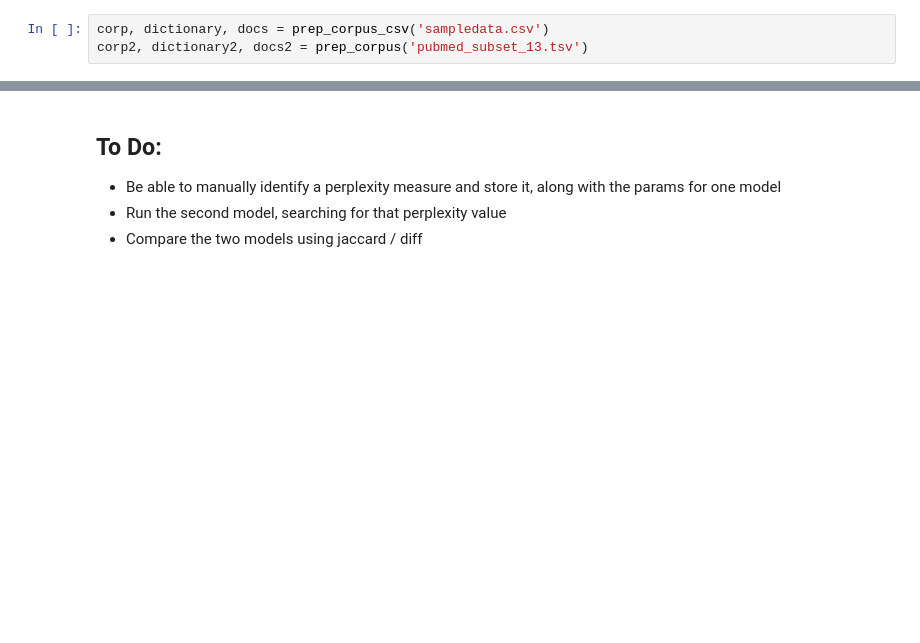
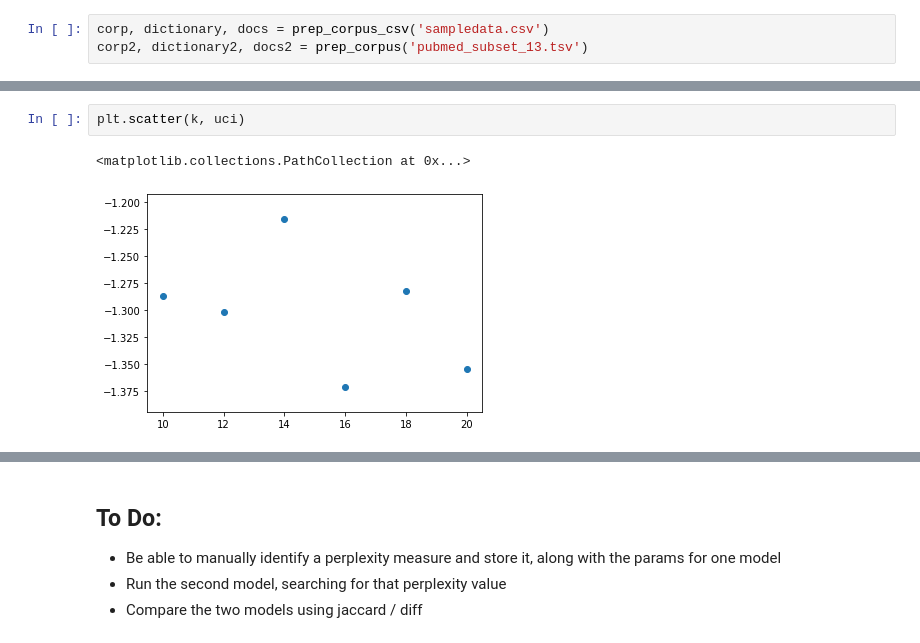
Before and after one commit to noahaskell/topic_modeling, a Jupyter notebook: coherence_model_eval.ipynb, the cells around one changed output, grey strips where cells are left out. Saved outputs shown, nothing was run; the diff lists cells and outputs as text; blank space fills up the shorter version.

```diff
--- a/coherence_model_eval.ipynb
+++ b/coherence_model_eval.ipynb
@@ -109,0 +128,5 @@ plt.scatter(k, cv)
+# %%
+plt.scatter(k, uci)
+# %% [output]
+<matplotlib.collections.PathCollection at 0x...>
+[figure, added]
```
Also changed, not shown: parts of 12 cells of this notebook, 4 other files.
